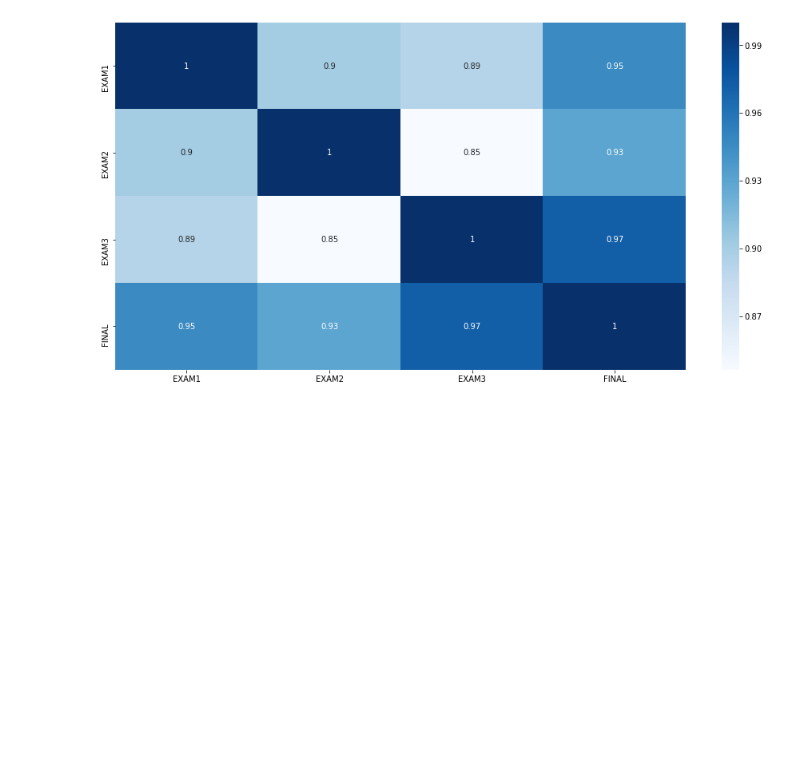
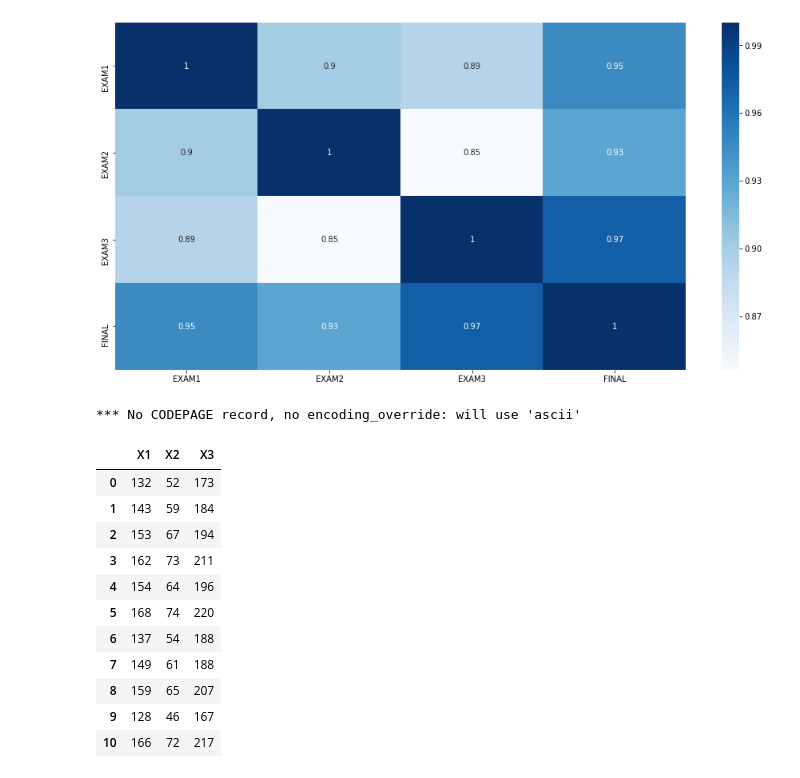
Before and after one commit to sunwenliang14/credit-card-risk, a Jupyter notebook: credit-risk-analysis.ipynb, the cells around one changed output. Saved outputs shown, nothing was run; the diff lists cells and outputs as text; code cells hidden in the pictures; blank space fills up the shorter version.

```diff
--- a/credit-risk-analysis.ipynb
+++ b/credit-risk-analysis.ipynb
@@ -1032,3 +1032,22 @@ sns.heatmap(df.corr(), cmap='Blues', annot=True)
 # %% [output]
 <matplotlib.axes._subplots.AxesSubplot at 0x...>
 [figure]
+# %%
+df = pd.read_excel('mlr02.xls')
+# %% [output]
+*** No CODEPAGE record, no encoding_override: will use 'ascii'
+# %%
+df
+# %% [output]
+|  | X1 | X2 | X3 |
+| 0 | 132 | 52 | 173 |
+| 1 | 143 | 59 | 184 |
+| 2 | 153 | 67 | 194 |
+| 3 | 162 | 73 | 211 |
+| 4 | 154 | 64 | 196 |
+| 5 | 168 | 74 | 220 |
+| 6 | 137 | 54 | 188 |
+| 7 | 149 | 61 | 188 |
+| 8 | 159 | 65 | 207 |
+| 9 | 128 | 46 | 167 |
+| 10 | 166 | 72 | 217 |
```
Also changed, not shown: parts of 1 cell of this notebook, 1 other file.
